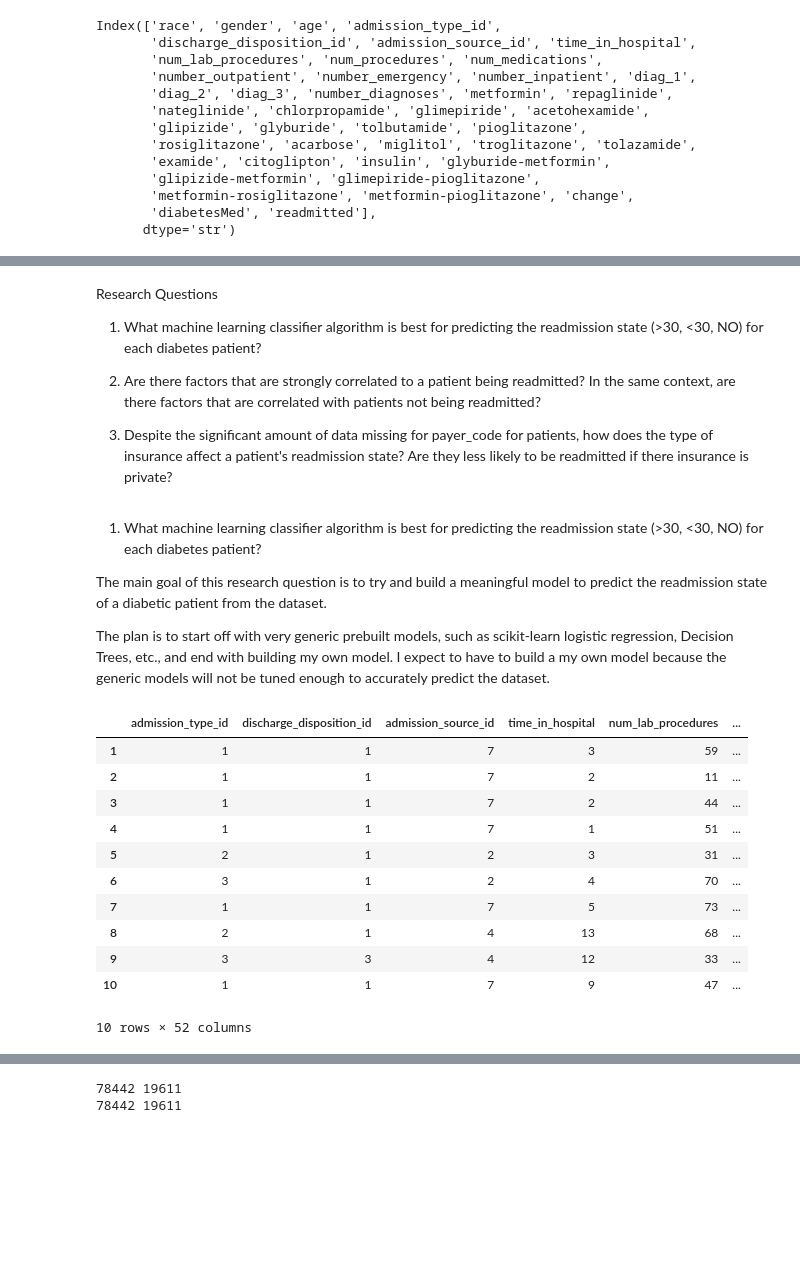
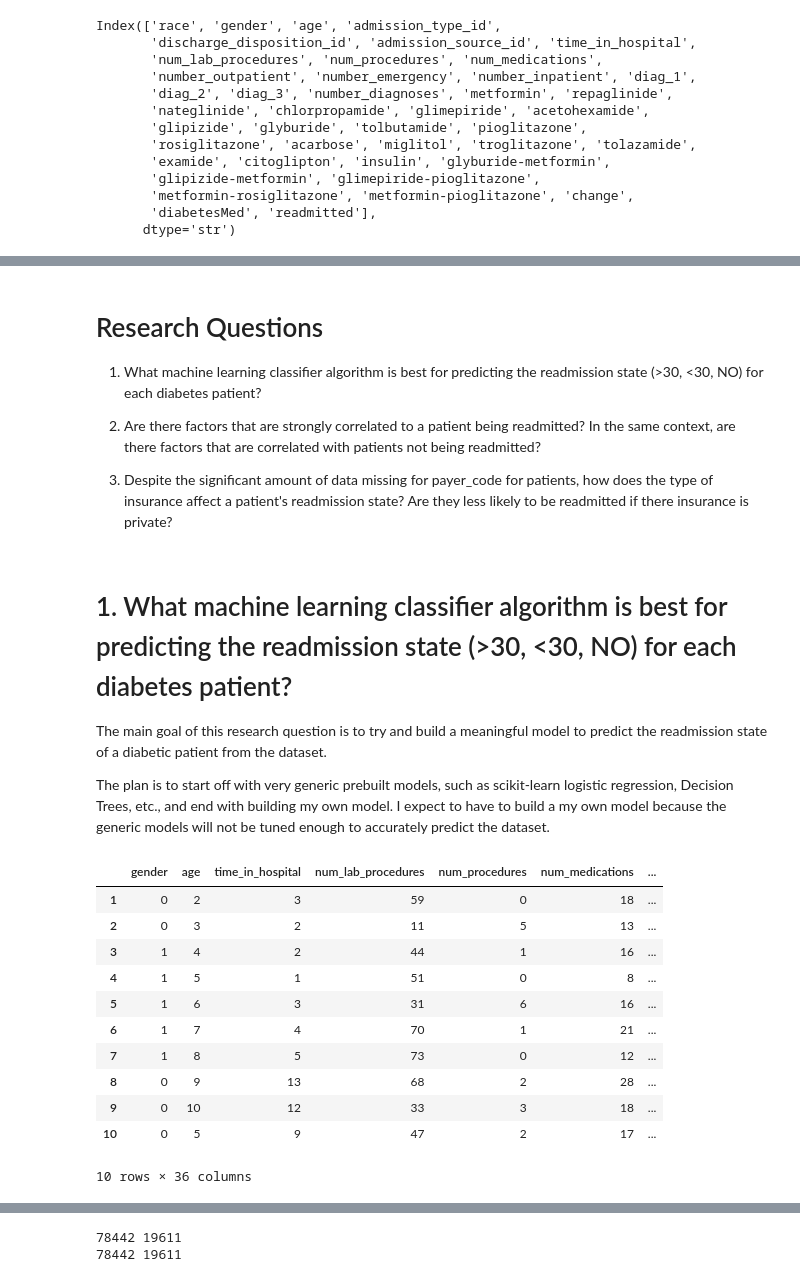
Before and after one commit to benly03/Hospital_readmission, a Jupyter notebook: Hospital_Readmission.ipynb, the cells around one changed output, grey strips where cells are left out. Cells and saved outputs as stored; diff of their text form; code cells hidden in the pictures; blank space fills up the shorter version.

```diff
--- a/Hospital_Readmission.ipynb
+++ b/Hospital_Readmission.ipynb
@@ -74,3 +75,6 @@ X.head(10)
+# %%
+#convert to binary so I am only predicting >30 days readmission
+y['readmitted'] = (y['readmitted'] == '>30').astype(int)
 # %%
 y.head(10)
 # %% [output]
@@ -284,5 +290,5 @@ Index(['race', 'gender', 'age', 'admission_type_id',
 # %% [markdown]
-Research Questions
+# Research Questions
 
 1. What machine learning classifier algorithm is best for predicting the readmission state (>30, <30, NO) for each diabetes patient?
 
@@ -290,7 +296,7 @@ Research Questions
 
 3. Despite the significant amount of data missing for payer_code for patients, how does the type of insurance affect a patient's readmission state? Are they less likely to be readmitted if there insurance is private?
 # %% [markdown]
-1. What machine learning classifier algorithm is best for predicting the readmission state (>30, <30, NO) for each diabetes patient?
+# 1. What machine learning classifier algorithm is best for predicting the readmission state (>30, <30, NO) for each diabetes patient?
 
 The main goal of this research question is to try and build a meaningful model to predict the readmission state of a diabetic patient from the dataset.
 
@@ -316,47 +322,62 @@ def icd9_to_category(code):
         elif 580 <= num <= 629: return 'Genitourinary'
         elif 630 <= num <= 679: return 'Pregnancy' #complications of pregnancy, childbirth, and the puerperium
         elif 680 <= num <= 709: return 'Skin'
         elif 710 <= num <= 739: return 'Musculoskeletal'
         elif 740 <= num <= 759: return 'Congenital'
         elif 760 <= num <= 779: return 'Perinatal'
         elif 780 <= num <= 799: return 'Symptoms'
         elif 800 <= num <= 999: return 'Injury'
         else: return 'Other'
     except:
         return 'Other'
 
 med_mapping = {'No': 0, 'Steady': 1, 'Down': 2, 'Up': 3}
 
 med_cols = ['metformin', 'repaglinide', 'nateglinide', 'chlorpropamide',
             'glimepiride', 'acetohexamide', 'glipizide', 'glyburide',
             'tolbutamide', 'pioglitazone', 'rosiglitazone', 'acarbose',
             'miglitol', 'troglitazone', 'tolazamide', 'examide',
             'citoglipton', 'insulin', 'glyburide-metformin',
             'glipizide-metformin', 'glimepiride-pioglitazone',
             'metformin-rosiglitazone', 'metformin-pioglitazone']
 
 for col in med_cols:
     if col in comp_data.columns:
         comp_data[col] = comp_data[col].map(med_mapping)
 
-#for col in ['diag_1', 'diag_2', 'diag_3']:
-#    comp_data[col] = comp_data[col].apply(icd9_to_category)
+ml_data = pd.get_dummies(comp_data, columns=['change','diabetesMed'], dtype=int , drop_first=True)
 
-#ml_data = pd.get_dummies(comp_data, columns=['race','gender','age','change','diabetesMed', 'diag_1', 'diag_2', 'diag_3'], dtype=int , drop_first=True)
-ml_data = pd.get_dummies(comp_data, columns=['race','gender','age','change','diabetesMed'], dtype=int , drop_first=True)
+age_mapping = {
+    '[0-10)': 1,
+    '[10-20)': 2,
+    '[20-30)': 3,
+    '[30-40)': 4,
+    '[40-50)': 5,
+    '[50-60)': 6,
+    '[60-70)': 7,
+    '[70-80)': 8,
+    '[80-90)': 9,
+    '[90-100)': 10
+}
 
-ml_data = ml_data.drop(columns=['diag_1', 'diag_2', 'diag_3'])
+# 3. Apply the mapping
+ml_data['age'] = ml_data['age'].map(age_mapping)
+
+#0 == female, 1 == male
+ml_data['gender'] = (ml_data['gender'] == 'Male').astype(int)
+
+ml_data = ml_data.drop(columns=['diag_1', 'diag_2', 'diag_3', 'admission_type_id', 'discharge_disposition_id', 'admission_source_id','race'])
 ml_data.head(10)
 # %% [output]
-|  | admission_type_id | discharge_disposition_id | admission_source_id | time_in_hospital | num_lab_procedures | ... |
-| 1 | 1 | 1 | 7 | 3 | 59 | ... |
-| 2 | 1 | 1 | 7 | 2 | 11 | ... |
-| 3 | 1 | 1 | 7 | 2 | 44 | ... |
-| 4 | 1 | 1 | 7 | 1 | 51 | ... |
-| 5 | 2 | 1 | 2 | 3 | 31 | ... |
-| 6 | 3 | 1 | 2 | 4 | 70 | ... |
-| 7 | 1 | 1 | 7 | 5 | 73 | ... |
-| 8 | 2 | 1 | 4 | 13 | 68 | ... |
-| 9 | 3 | 3 | 4 | 12 | 33 | ... |
-| 10 | 1 | 1 | 7 | 9 | 47 | ... |
+|  | gender | age | time_in_hospital | num_lab_procedures | num_procedures | num_medications | ... |
+| 1 | 0 | 2 | 3 | 59 | 0 | 18 | ... |
+| 2 | 0 | 3 | 2 | 11 | 5 | 13 | ... |
+| 3 | 1 | 4 | 2 | 44 | 1 | 16 | ... |
+| 4 | 1 | 5 | 1 | 51 | 0 | 8 | ... |
+| 5 | 1 | 6 | 3 | 31 | 6 | 16 | ... |
+| 6 | 1 | 7 | 4 | 70 | 1 | 21 | ... |
+| 7 | 1 | 8 | 5 | 73 | 0 | 12 | ... |
+| 8 | 0 | 9 | 13 | 68 | 2 | 28 | ... |
+| 9 | 0 | 10 | 12 | 33 | 3 | 18 | ... |
+| 10 | 0 | 5 | 9 | 47 | 2 | 17 | ... |
-10 rows × 52 columns
+10 rows × 36 columns
```
Also changed, not shown: parts of 41 cells of this notebook, 6 other files.
